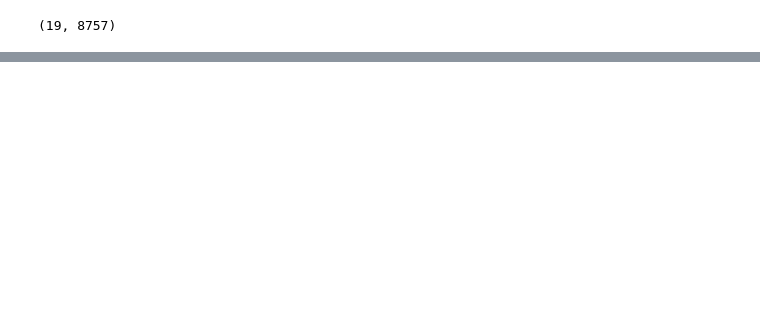
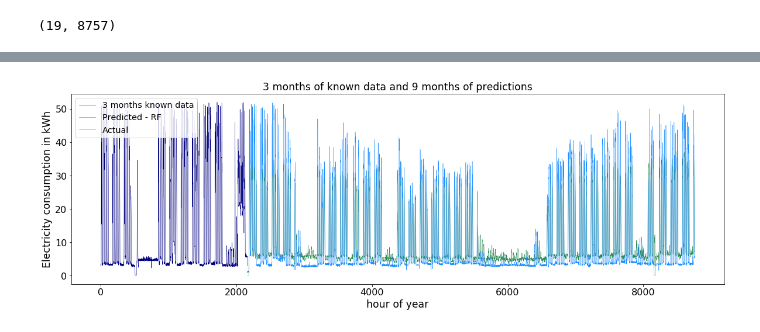
Before and after one commit to dmgt/gdso_2019, a Jupyter notebook: notebooks/exploring_models/2019-07-14-update_RF.ipynb, the cells around one changed output, grey strips where cells are left out. Cells and saved outputs as stored; diff of their text form; code cells hidden in the pictures; blank space fills up the shorter version.

Commit message:
fix error, fit w/ tuned hyperparams, add plots

```diff
--- a/notebooks/exploring_models/2019-07-14-update_RF.ipynb
+++ b/notebooks/exploring_models/2019-07-14-update_RF.ipynb
@@ -327,4 +363,4 @@ def fit_tuned_rf(X, y, X_valid, y_valid, ntrees, random_state = 42):
 # %%
-y_pred = fit_tuned_rf(X, y, X_valid, y_valid, ntrees = 10)
+y_pred_rf = fit_tuned_rf(X, y, X_valid, y_valid, ntrees = 100)
 # %% [output]
 [Parallel(n_jobs=-1)]: Using backend ThreadingBackend with 8 concurrent workers.
@@ -346,0 +383,6 @@ y_pred.shape
+# %%
+num_buildings = len(val_data['building_name'].unique())
+
+y_true = y_valid.to_numpy().reshape((num_buildings, y_valid.shape[0]//num_buildings))
+
+y_true.shape
@@ -346,0 +391,35 @@ y_pred.shape
+# %%
+def plot_measured_predicted_1year(y_true, y_pred_rf, building_number):
+
+    ''' Function to plot 'past' observed data and 'future' predicted and observed data
+    Inputs:
+        y_true - observed hourly energy use
+        y_pred_rf - prediction from random forest model
+        building_number - pick which of num_buildings to plot
+    '''
+
+    plt.figure(figsize=(20, 6))
+
+    hours_year = np.arange(0,8757,1)
+    hours_3months = np.arange(0,2160,1)
+    hours_next9months = np.arange(2161, 8757, 1)
+
+    # For whole year
+    plt.plot(hours_3months, y_true[building_number][:2160], c = 'navy', label = "3 months known data", linewidth = 0.5);
+    plt.title('3 months of known data and 9 months of predictions',  fontsize = 'xx-large')
+
+    plt.xlabel('hour of year', fontsize = 'xx-large')
+    plt.ylabel('Electricity consumption in kWh', fontsize = 'xx-large')
+    plt.xticks(fontsize = 16)
+    plt.yticks(fontsize = 16)
+
+
+    plt.plot(hours_next9months, y_pred_rf[building_number][2161:8757], c = 'seagreen', label = "Predicted - RF", linewidth = 0.5);
+
+    plt.plot(hours_next9months, y_true[building_number][2161:8757], c = 'dodgerblue', label = "Actual", linewidth = 0.5);
+
+    plt.legend( loc = "upper left", fontsize = 'x-large');
+
+    plt.show()
+
+    return
@@ -346,0 +430,4 @@ y_pred.shape
+# %%
+plot_measured_predicted_1year(y_true, y_pred_rf, 4)
+# %% [output]
+[figure, added]
```
Also changed, not shown: parts of 19 cells of this notebook.
